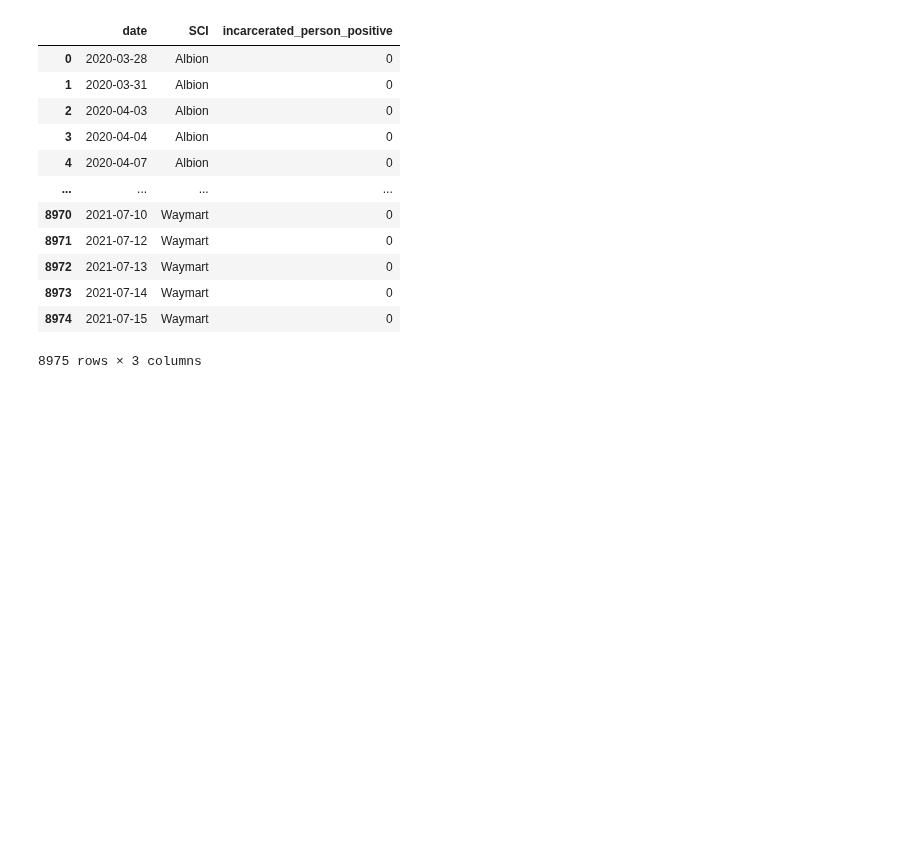
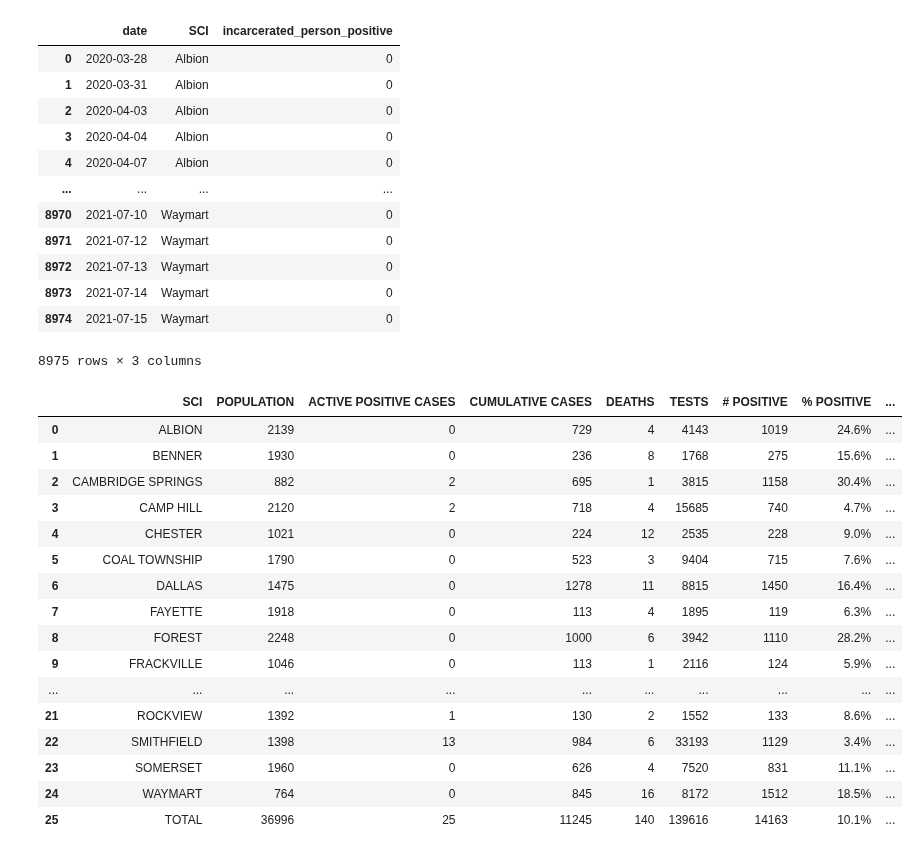
Before and after one commit to jmparelman/PA-SCI_COVID19, a Jupyter notebook: notebooks/displaying_DOC_dashboard_data.ipynb, the cells around one changed output. Drawn from its saved outputs; the diff is of its cells as text; code cells hidden in the pictures; blank space fills up the shorter version.

Commit message:
dashboard data update

```diff
--- a/notebooks/displaying_DOC_dashboard_data.ipynb
+++ b/notebooks/displaying_DOC_dashboard_data.ipynb
@@ -65,3 +65,23 @@ cases_long_df
 8975 rows × 3 columns
 # %%
 cases_long_df.to_csv('../data/latest_data/PA_DOC_dashboard_cases.csv', index=False)
+# %%
+doc_data['Inmate']
+# %% [output]
+|  | SCI | POPULATION | ACTIVE POSITIVE CASES | CUMULATIVE CASES | DEATHS | TESTS | # POSITIVE | % POSITIVE | ... |
+| 0 | ALBION | 2139 | 0 | 729 | 4 | 4143 | 1019 | 24.6% | ... |
+| 1 | BENNER | 1930 | 0 | 236 | 8 | 1768 | 275 | 15.6% | ... |
+| 2 | CAMBRIDGE SPRINGS | 882 | 2 | 695 | 1 | 3815 | 1158 | 30.4% | ... |
+| 3 | CAMP HILL | 2120 | 2 | 718 | 4 | 15685 | 740 | 4.7% | ... |
+| 4 | CHESTER | 1021 | 0 | 224 | 12 | 2535 | 228 | 9.0% | ... |
+| 5 | COAL TOWNSHIP | 1790 | 0 | 523 | 3 | 9404 | 715 | 7.6% | ... |
+| 6 | DALLAS | 1475 | 0 | 1278 | 11 | 8815 | 1450 | 16.4% | ... |
+| 7 | FAYETTE | 1918 | 0 | 113 | 4 | 1895 | 119 | 6.3% | ... |
+| 8 | FOREST | 2248 | 0 | 1000 | 6 | 3942 | 1110 | 28.2% | ... |
+| 9 | FRACKVILLE | 1046 | 0 | 113 | 1 | 2116 | 124 | 5.9% | ... |
+| ... | ... | ... | ... | ... | ... | ... | ... | ... | ... |
+| 21 | ROCKVIEW | 1392 | 1 | 130 | 2 | 1552 | 133 | 8.6% | ... |
+| 22 | SMITHFIELD | 1398 | 13 | 984 | 6 | 33193 | 1129 | 3.4% | ... |
+| 23 | SOMERSET | 1960 | 0 | 626 | 4 | 7520 | 831 | 11.1% | ... |
+| 24 | WAYMART | 764 | 0 | 845 | 16 | 8172 | 1512 | 18.5% | ... |
+| 25 | TOTAL | 36996 | 25 | 11245 | 140 | 139616 | 14163 | 10.1% | ... |
```
Also changed, not shown: parts of 4 cells of this notebook, 1 other file.
